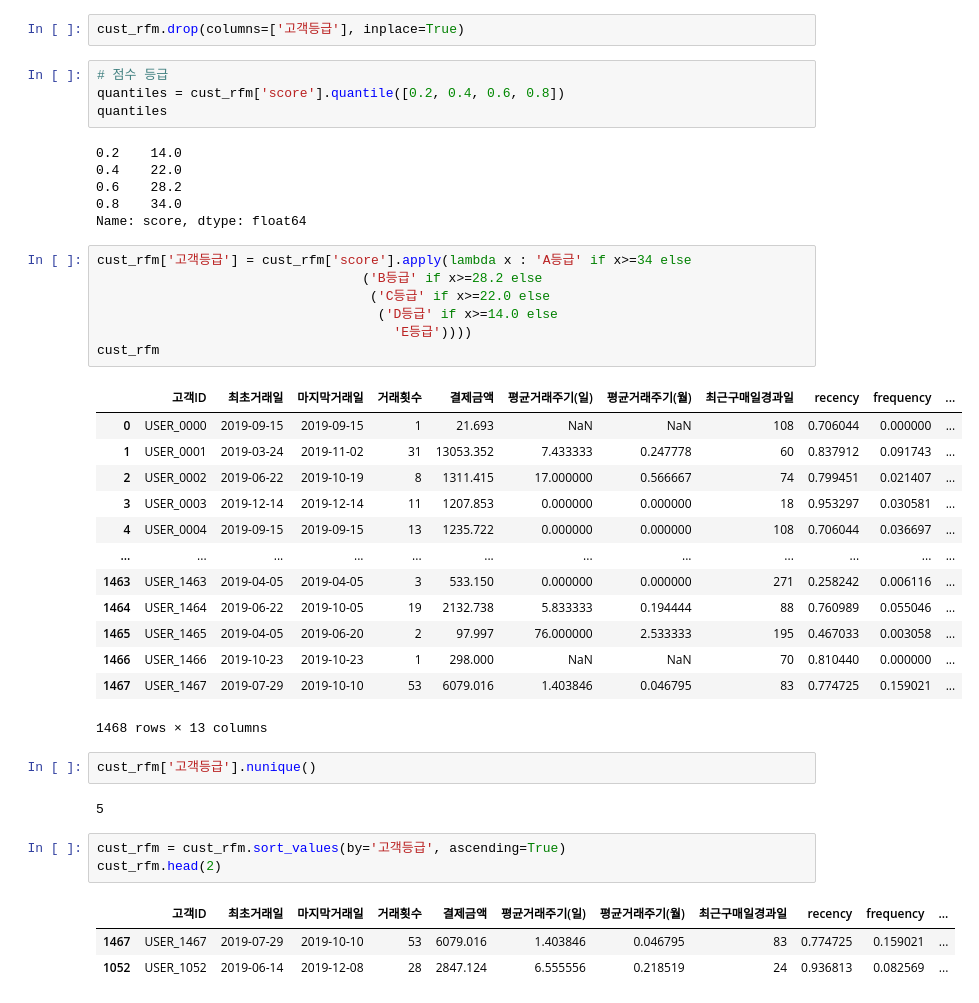
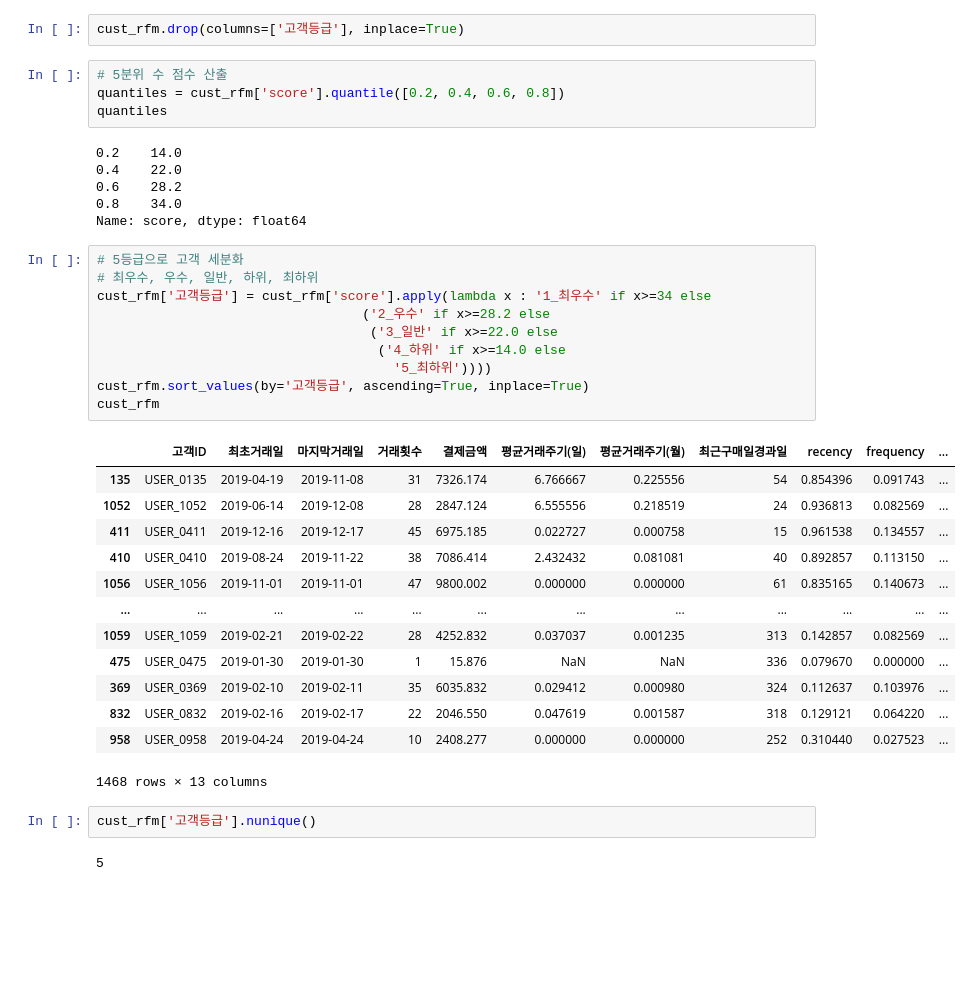
Before and after one commit to Venusgalaxy1022/user-segmentation-analysis, a Jupyter notebook: segmentation.ipynb, the cells around one changed output. Cells and saved outputs as stored; diff of their text form; blank space fills up the shorter version.

```diff
--- a/segmentation.ipynb
+++ b/segmentation.ipynb
@@ -484,7 +457,7 @@ plt.show()
 # %%
 cust_rfm.drop(columns=['고객등급'], inplace=True)
 # %%
-# 점수 등급
+# 5분위 수 점수 산출
 quantiles = cust_rfm['score'].quantile([0.2, 0.4, 0.6, 0.8])
 quantiles
 # %% [output]
@@ -494,37 +467,33 @@ quantiles
 0.8    34.0
 Name: score, dtype: float64
 # %%
-cust_rfm['고객등급'] = cust_rfm['score'].apply(lambda x : 'A등급' if x>=34 else
-                                  ('B등급' if x>=28.2 else
-                                   ('C등급' if x>=22.0 else
-                                    ('D등급' if x>=14.0 else
-                                      'E등급'))))
+# 5등급으로 고객 세분화
+# 최우수, 우수, 일반, 하위, 최하위
+cust_rfm['고객등급'] = cust_rfm['score'].apply(lambda x : '1_최우수' if x>=34 else
+                                  ('2_우수' if x>=28.2 else
+                                   ('3_일반' if x>=22.0 else
+                                    ('4_하위' if x>=14.0 else
+                                      '5_최하위'))))
+cust_rfm.sort_values(by='고객등급', ascending=True, inplace=True)
 cust_rfm
 # %% [output]
 |  | 고객ID | 최초거래일 | 마지막거래일 | 거래횟수 | 결제금액 | 평균거래주기(일) | 평균거래주기(월) | 최근구매일경과일 | recency | frequency | ... |
-| 0 | USER_0000 | 2019-09-15 | 2019-09-15 | 1 | 21.693 | NaN | NaN | 108 | 0.706044 | 0.000000 | ... |
-| 1 | USER_0001 | 2019-03-24 | 2019-11-02 | 31 | 13053.352 | 7.433333 | 0.247778 | 60 | 0.837912 | 0.091743 | ... |
-| 2 | USER_0002 | 2019-06-22 | 2019-10-19 | 8 | 1311.415 | 17.000000 | 0.566667 | 74 | 0.799451 | 0.021407 | ... |
-| 3 | USER_0003 | 2019-12-14 | 2019-12-14 | 11 | 1207.853 | 0.000000 | 0.000000 | 18 | 0.953297 | 0.030581 | ... |
-| 4 | USER_0004 | 2019-09-15 | 2019-09-15 | 13 | 1235.722 | 0.000000 | 0.000000 | 108 | 0.706044 | 0.036697 | ... |
+| 135 | USER_0135 | 2019-04-19 | 2019-11-08 | 31 | 7326.174 | 6.766667 | 0.225556 | 54 | 0.854396 | 0.091743 | ... |
+| 1052 | USER_1052 | 2019-06-14 | 2019-12-08 | 28 | 2847.124 | 6.555556 | 0.218519 | 24 | 0.936813 | 0.082569 | ... |
+| 411 | USER_0411 | 2019-12-16 | 2019-12-17 | 45 | 6975.185 | 0.022727 | 0.000758 | 15 | 0.961538 | 0.134557 | ... |
+| 410 | USER_0410 | 2019-08-24 | 2019-11-22 | 38 | 7086.414 | 2.432432 | 0.081081 | 40 | 0.892857 | 0.113150 | ... |
+| 1056 | USER_1056 | 2019-11-01 | 2019-11-01 | 47 | 9800.002 | 0.000000 | 0.000000 | 61 | 0.835165 | 0.140673 | ... |
 | ... | ... | ... | ... | ... | ... | ... | ... | ... | ... | ... | ... |
-| 1463 | USER_1463 | 2019-04-05 | 2019-04-05 | 3 | 533.150 | 0.000000 | 0.000000 | 271 | 0.258242 | 0.006116 | ... |
-| 1464 | USER_1464 | 2019-06-22 | 2019-10-05 | 19 | 2132.738 | 5.833333 | 0.194444 | 88 | 0.760989 | 0.055046 | ... |
-| 1465 | USER_1465 | 2019-04-05 | 2019-06-20 | 2 | 97.997 | 76.000000 | 2.533333 | 195 | 0.467033 | 0.003058 | ... |
-| 1466 | USER_1466 | 2019-10-23 | 2019-10-23 | 1 | 298.000 | NaN | NaN | 70 | 0.810440 | 0.000000 | ... |
-| 1467 | USER_1467 | 2019-07-29 | 2019-10-10 | 53 | 6079.016 | 1.403846 | 0.046795 | 83 | 0.774725 | 0.159021 | ... |
+| 1059 | USER_1059 | 2019-02-21 | 2019-02-22 | 28 | 4252.832 | 0.037037 | 0.001235 | 313 | 0.142857 | 0.082569 | ... |
+| 475 | USER_0475 | 2019-01-30 | 2019-01-30 | 1 | 15.876 | NaN | NaN | 336 | 0.079670 | 0.000000 | ... |
+| 369 | USER_0369 | 2019-02-10 | 2019-02-11 | 35 | 6035.832 | 0.029412 | 0.000980 | 324 | 0.112637 | 0.103976 | ... |
+| 832 | USER_0832 | 2019-02-16 | 2019-02-17 | 22 | 2046.550 | 0.047619 | 0.001587 | 318 | 0.129121 | 0.064220 | ... |
+| 958 | USER_0958 | 2019-04-24 | 2019-04-24 | 10 | 2408.277 | 0.000000 | 0.000000 | 252 | 0.310440 | 0.027523 | ... |
 1468 rows × 13 columns
 # %%
 cust_rfm['고객등급'].nunique()
 # %% [output]
 5
-# %%
-cust_rfm = cust_rfm.sort_values(by='고객등급', ascending=True)
-cust_rfm.head(2)
-# %% [output]
-|  | 고객ID | 최초거래일 | 마지막거래일 | 거래횟수 | 결제금액 | 평균거래주기(일) | 평균거래주기(월) | 최근구매일경과일 | recency | frequency | ... |
-| 1467 | USER_1467 | 2019-07-29 | 2019-10-10 | 53 | 6079.016 | 1.403846 | 0.046795 | 83 | 0.774725 | 0.159021 | ... |
-| 1052 | USER_1052 | 2019-06-14 | 2019-12-08 | 28 | 2847.124 | 6.555556 | 0.218519 | 24 | 0.936813 | 0.082569 | ... |
 # %%
 # 그런데 quantile로 5등급을 공평하게 나눴는데 왜 고객등급에 속한 고객의 수가 다르지?
 cust_rfm['고객등급'].value_counts()
```
Also changed, not shown: parts of 56 cells of this notebook, 18 other files.
